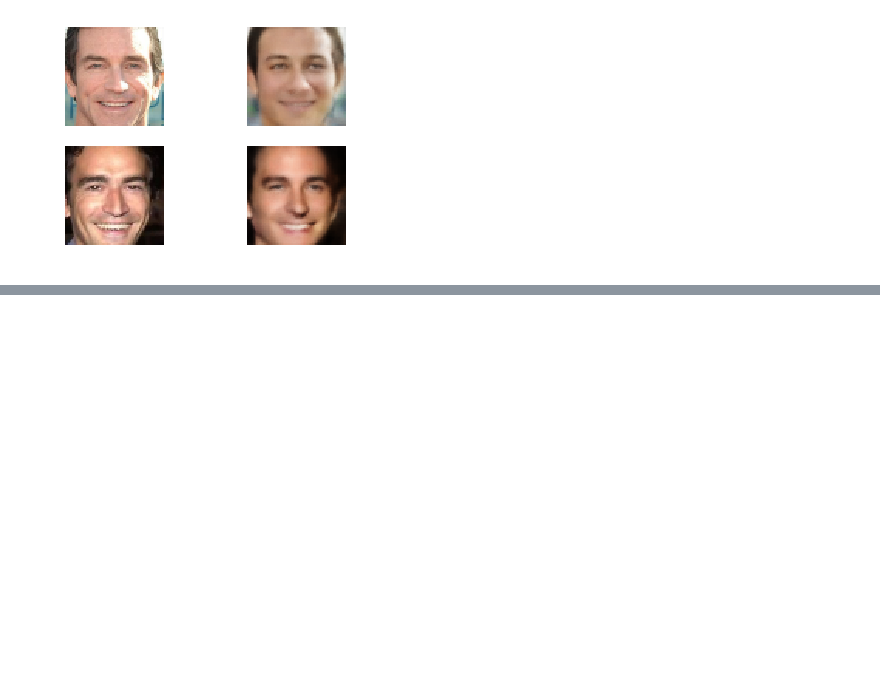
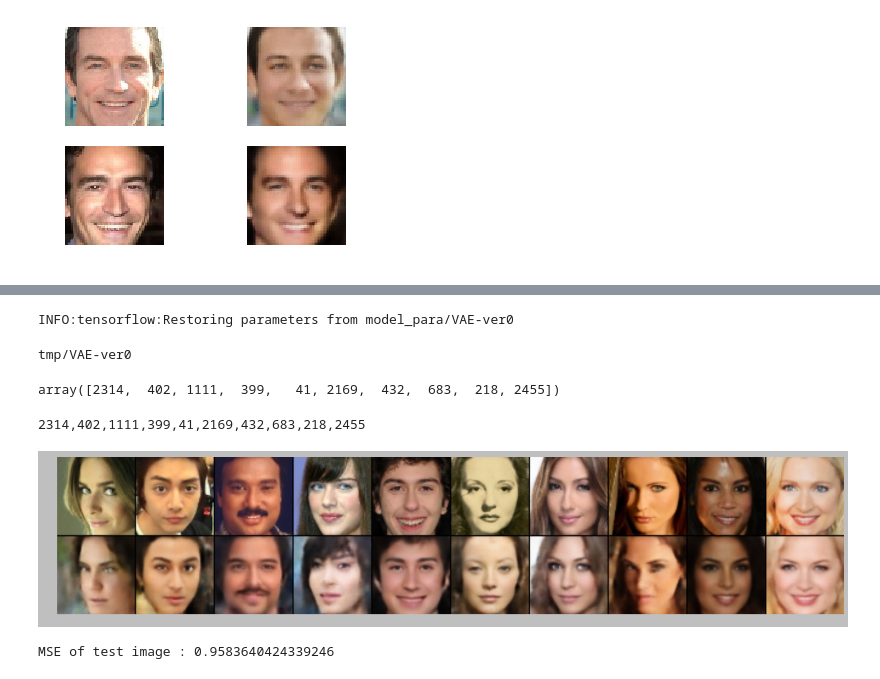
Before and after one commit to kaichunntu/DLCV2018SPRING, a Jupyter notebook: hw4/VAE-tf-ver0.ipynb, the cells around one changed output, grey strips where cells are left out. Saved outputs shown, nothing was run; the diff lists cells and outputs as text; code cells hidden in the pictures; blank space fills up the shorter version.

```diff
--- a/hw4/VAE-tf-ver0.ipynb
+++ b/hw4/VAE-tf-ver0.ipynb
@@ -155,18 +157,21 @@ with VAE_graph.as_default():
         epsi = tf.random_normal( shape=tf.shape(z_log_var) )
         z = z_mean + epsi*tf.exp(z_log_var/2)
 
-    with tf.variable_scope("shared_decoder"):
-        with tf.name_scope("Decode"):
+    with tf.name_scope("Decode"):
+        with tf.variable_scope("shared_decoder"):
             img_reconstruct = reconstruct_layer(z)
 
-    with tf.variable_scope("shared_decoder" , reuse=True):
-        with tf.name_scope("Infer"):
+
+    with tf.name_scope("Infer"):
+        with tf.variable_scope("shared_decoder" , reuse=True):
             Infer_img = reconstruct_layer(z_mean , tr=False )
+            Infer_loss = tf.reduce_mean( tf.square(Infer_img-img ))
     ## Assign random vector to z
-    with tf.variable_scope("shared_decoder" , reuse=True):
-        with tf.name_scope("random_infer"):
+    with tf.name_scope("random_infer"):
+        with tf.variable_scope("shared_decoder" , reuse=True):
             random_z = tf.placeholder(shape=[None,latent_dim] , dtype=tf.float32)
             Infer_by_random = reconstruct_layer(random_z , tr=False)
+
 
     with tf.name_scope("Loss"):
         with tf.name_scope("KL_loss"):
@@ -276,5 +279,3 @@ ax4.axis("off")
 plt.show()
 # %% [output]
 [figure]
-# %%
-random_img = sess.run( Infer_by_random , feed_dict={random_z:np.random.randn(1,latent_dim)} )
@@ -285,0 +282,26 @@ plt.imshow(inverse_processing(random_img.reshape(64,64,3)).astype("int"))
+# %%
+def concat_img(g , col=10):
+    concat_all_img = []
+    img_count = g.shape[0]
+    row_padding = np.zeros(shape=[1 , g.shape[2]*col+col-1,3])
+    col_padding = np.zeros(shape=[g.shape[1],1,3])
+    for i in range(img_count//col):
+        a = g[i*col]
+        for j in range(1,col):
+            a = np.concatenate( [ a , col_padding , g[ i*col+j ]  ] , axis=1  )
+        concat_all_img.append(a)
+        if i == (img_count//col-1):
+            break
+        concat_all_img.append(row_padding)
+    return np.concatenate( concat_all_img , axis=0 )
+# %%
+saver.restore(sess , "model_para/VAE-ver0")
+# %% [output]
+INFO:tensorflow:Restoring parameters from model_para/VAE-ver0
+# %%
+pr_img_path = "tmp/{}".format("VAE-ver0")
+if not os.path.exists(pr_img_path):
+    os.mkdir(pr_img_path)
+print(pr_img_path)
+# %% [output]
+tmp/VAE-ver0
@@ -285,0 +310,34 @@ plt.imshow(inverse_processing(random_img.reshape(64,64,3)).astype("int"))
+# %%
+idx = [2314,402,1111,399,41,2169,432,683,218,2455]
+# %% [output]
+array([2314,  402, 1111,  399,   41, 2169,  432,  683,  218, 2455])
+# %%
+print(",".join(idx.astype("str")))
+# %% [output]
+2314,402,1111,399,41,2169,432,683,218,2455
+# %%
+plt.style.use("classic")
+
+test_reconstruct = sess.run(Infer_img , feed_dict={img:test_data[idx]})
+
+test_reconstruct = np.concatenate([test_img[idx] , inverse_processing(test_reconstruct)] , axis=0)
+
+plt.figure(figsize=(25,5))
+plt.imshow(concat_img(test_reconstruct).astype("int"))
+plt.axis("off")
+plt.savefig("tmp/{}/fig1_3.png".format("VAE-ver0"))
+# %% [output]
+[figure, added]
+# %%
+start = 0
+l = 0
+batch_size=100
+for l in range(test_data.shape[0]//batch_size):
+    l += sess.run(Infer_loss , feed_dict={img:test_data[start:start+batch_size]})
+    start+=batch_size
+l += sess.run(Infer_loss , feed_dict={img:test_data[start:start+batch_size]})
+
+
+print("MSE of test image :" , l*100/test_data.shape[0])
+# %% [output]
+MSE of test image : 0.9583640424339246
```
Also changed, not shown: parts of 14 cells of this notebook, 2 other files.
